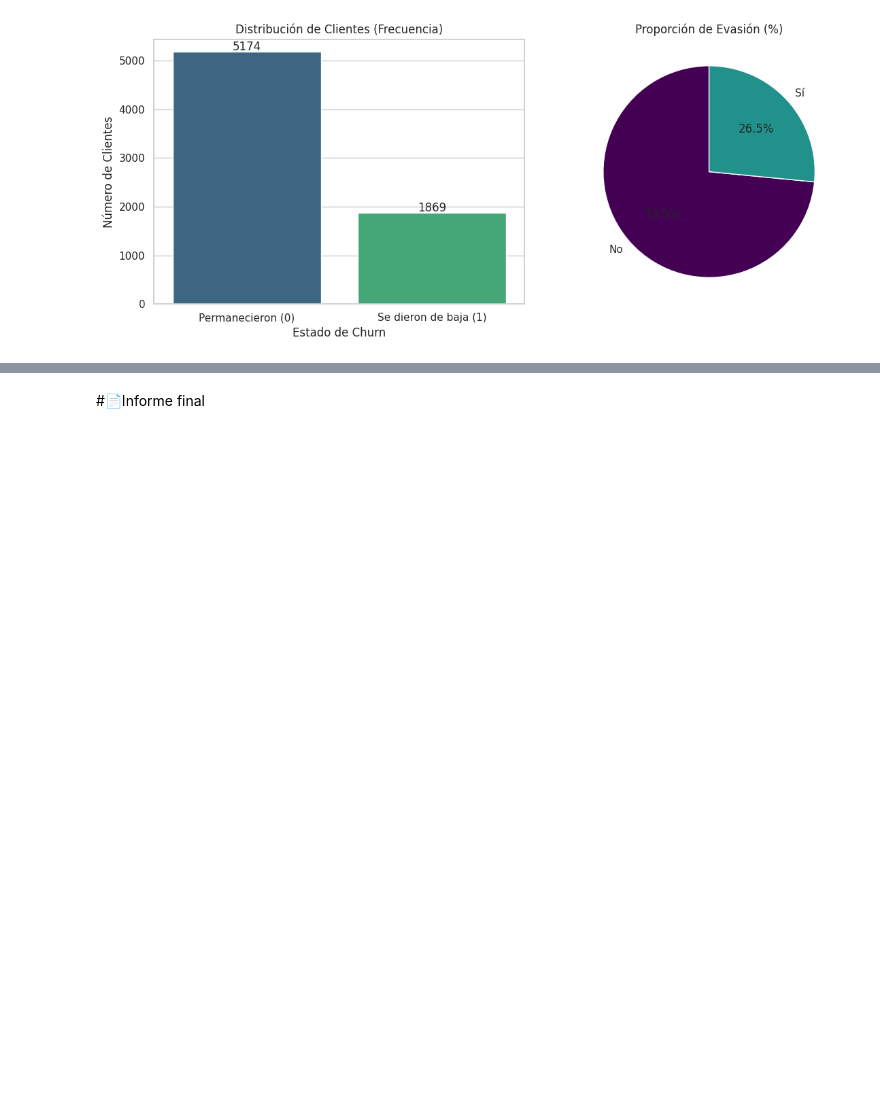
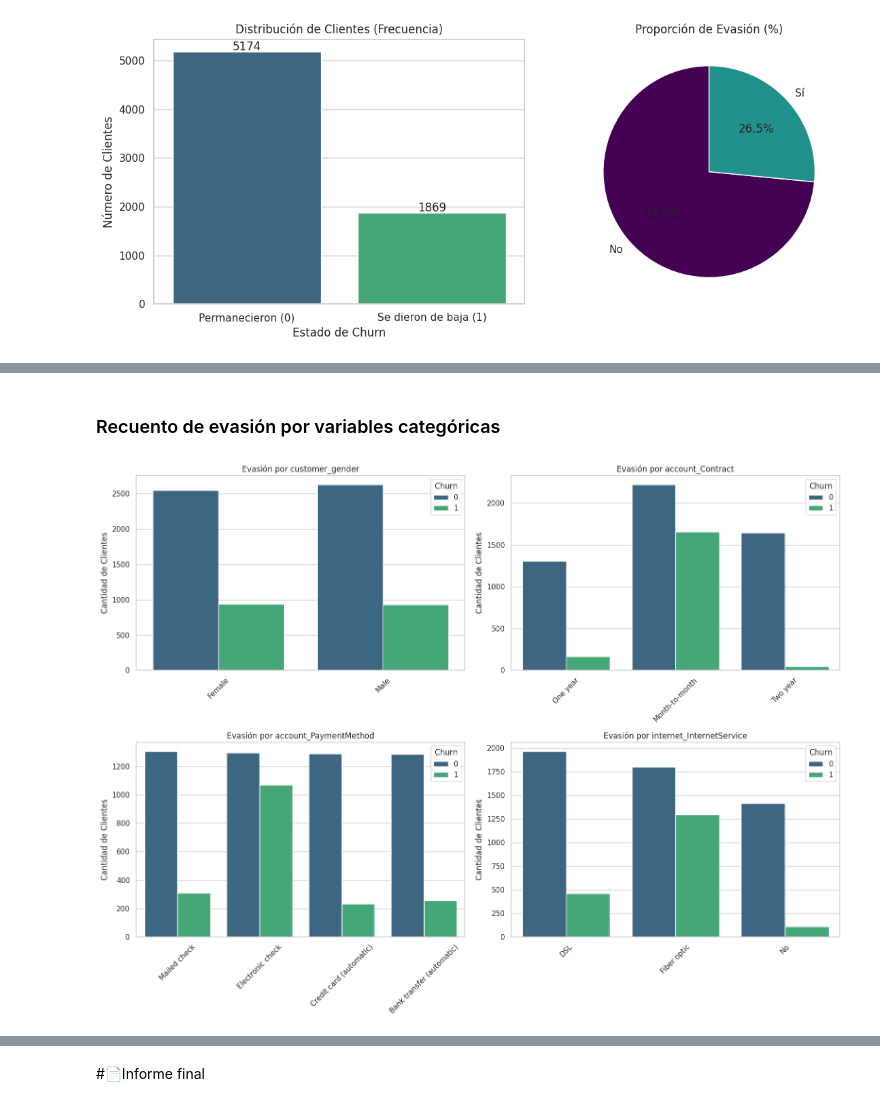
Before and after one commit to JAPreP/Desafio-Telecom-X-, a Jupyter notebook: TelecomX_JulianPreciado.ipynb, the cells around one changed output, grey strips where cells are left out. Cells and saved outputs as stored; diff of their text form; code cells hidden in the pictures; blank space fills up the shorter version.

```diff
--- a/TelecomX_JulianPreciado.ipynb
+++ b/TelecomX_JulianPreciado.ipynb
@@ -279,0 +288,30 @@ plt.show()
+# %% [markdown]
+### Recuento de evasión por variables categóricas
+# %%
+import matplotlib.pyplot as plt
+import seaborn as sns
+
+# 1. Definimos las variables categóricas que queremos explorar
+variables_categoricas = [
+    'customer_gender',
+    'account_Contract',
+    'account_PaymentMethod',
+    'internet_InternetService'
+]
+
+# 2. Configuramos la cuadrícula de gráficos (2 filas, 2 columnas)
+fig, axes = plt.subplots(nrows=2, ncols=2, figsize=(16, 12))
+axes = axes.flatten()
+
+# 3. Iteramos para crear un gráfico por cada variable
+for i, col in enumerate(variables_categoricas):
+    sns.countplot(x=col, hue='Churn', data=df_limpio, ax=axes[i], palette='viridis')
+    axes[i].set_title(f'Evasión por {col}')
+    axes[i].set_xlabel('')
+    axes[i].set_ylabel('Cantidad de Clientes')
+    axes[i].tick_params(axis='x', rotation=45) # Rotar etiquetas para que se lean bien
+
+plt.tight_layout()
+plt.show()
+# %% [output]
+[figure, added]
```
Also changed, not shown: parts of 10 cells of this notebook.
